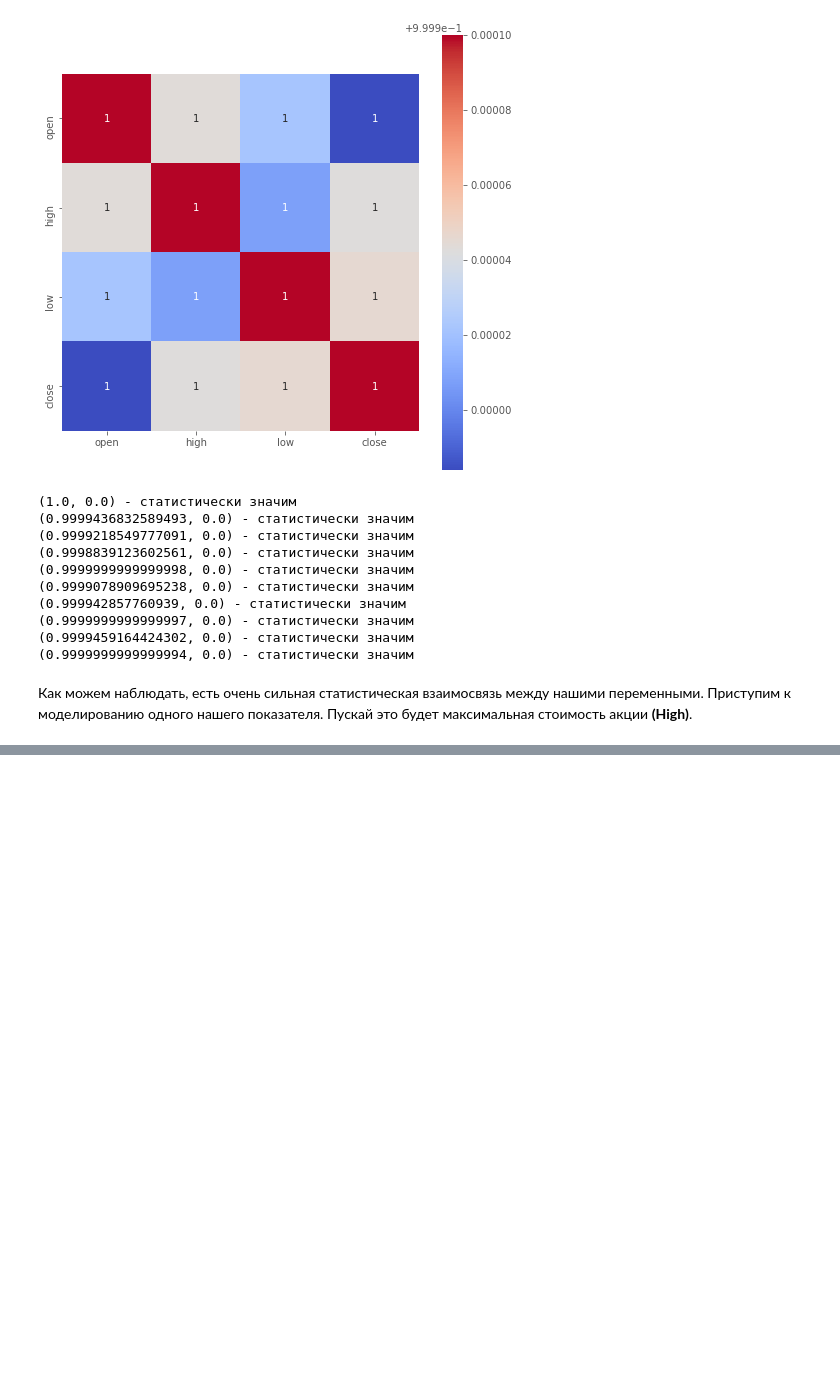
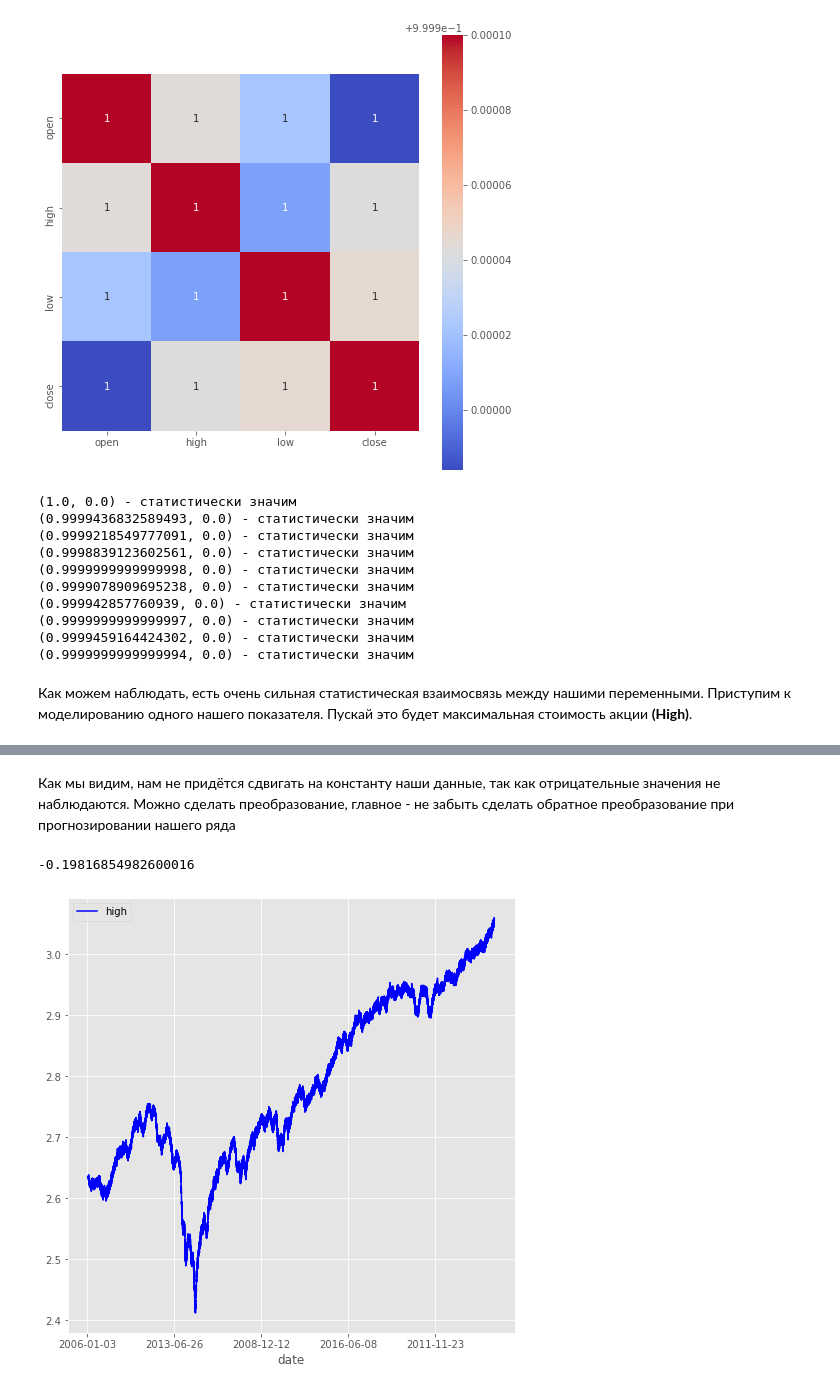
Before and after one commit to LuxAeterna311/DS-researches, a Jupyter notebook: Stocks analysis.ipynb, the cells around one changed output, grey strips where cells are left out. Drawn from its saved outputs; the diff is of its cells as text; code cells hidden in the pictures; blank space fills up the shorter version.

```diff
--- a/Stocks analysis.ipynb
+++ b/Stocks analysis.ipynb
@@ -415,0 +423,12 @@ price_df["high"].rolling(300).mean().plot(color = "blue")
+# %% [markdown]
+Как мы видим, нам не придётся сдвигать на константу наши данные, так как отрицательные значения не наблюдаются. Можно сделать преобразование, главное - не забыть сделать обратное преобразование при прогнозировании нашего ряда
+# %%
+# Преобразование Бокса-Кокса
+transformed_high, lambda_const = stats.boxcox(price_df["high"])
+transformed_high = pd.DataFrame(transformed_high, index = df["date"], columns = ["high"])
+# %%
+transformed_high.rolling(300).mean().plot(color = "blue")
+lambda_const
+# %% [output]
+-0.19816854982600016
+[figure, added]
```
Also changed, not shown: parts of 29 cells of this notebook.
